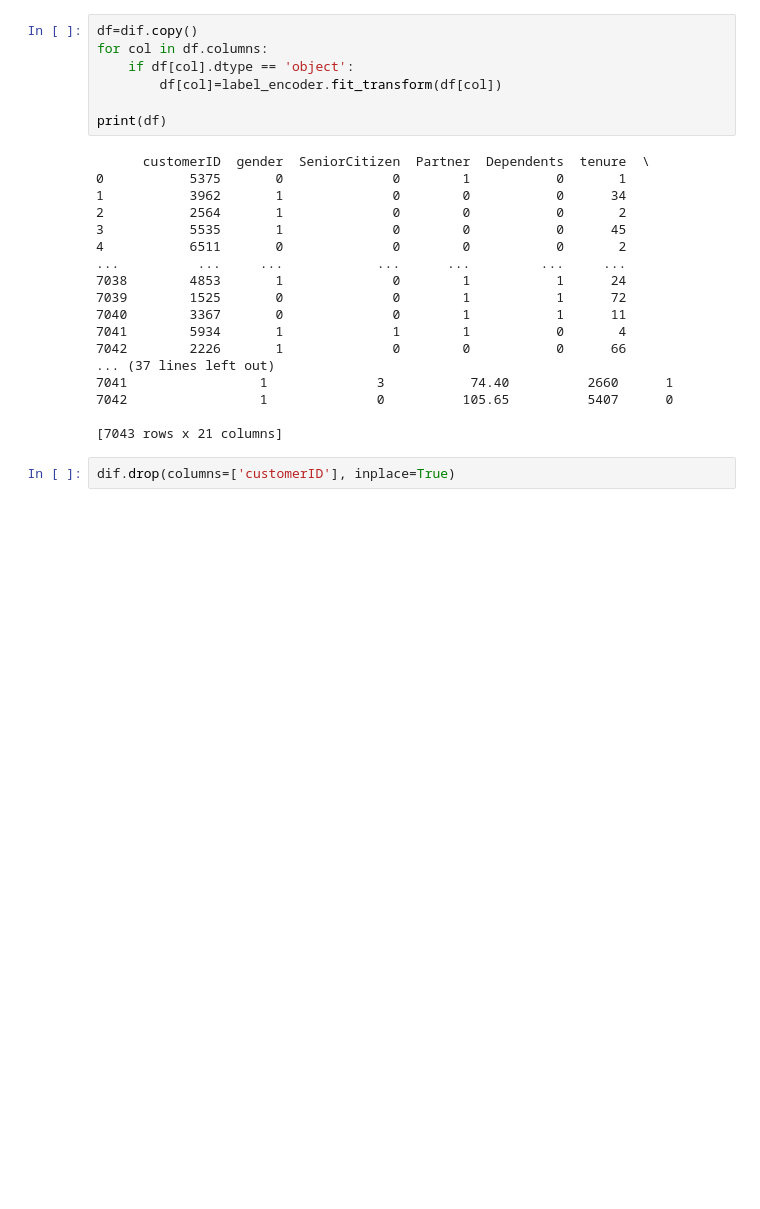
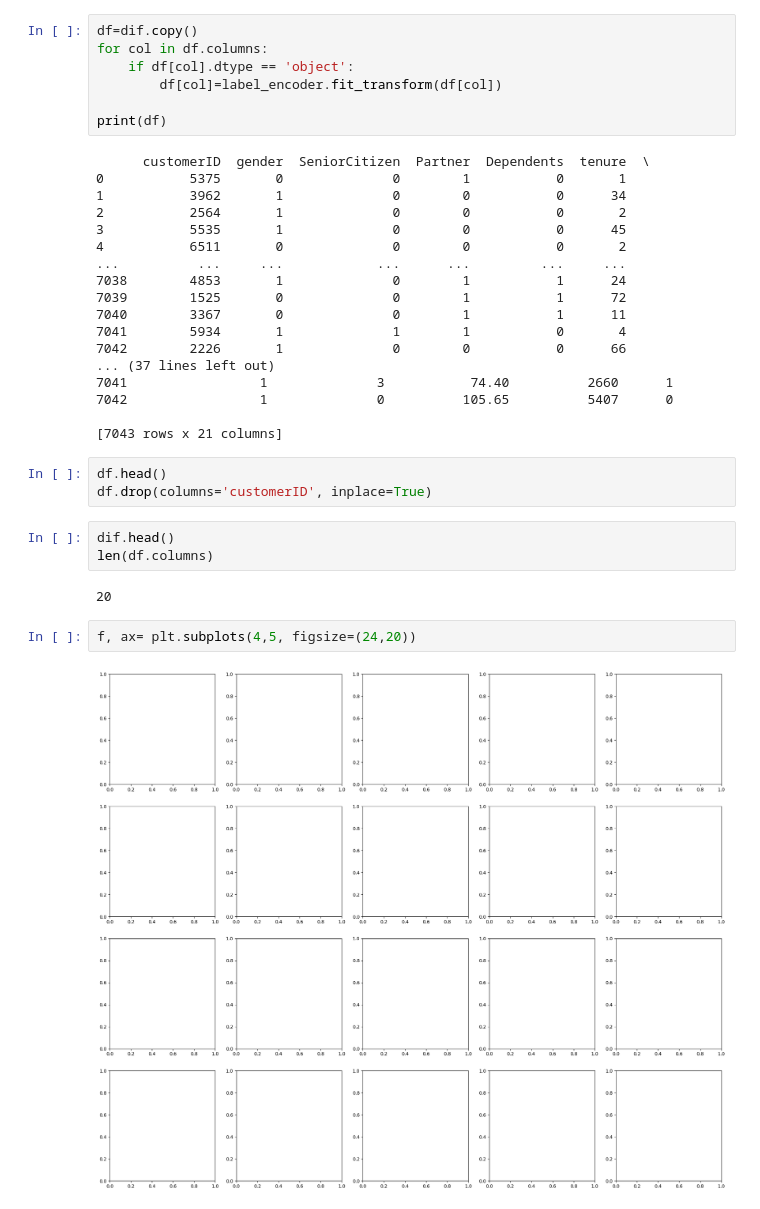
Before and after one commit to Morurifaith/Churn, a Jupyter notebook: churn.ipynb, the cells around one changed output. Saved outputs shown, nothing was run; the diff lists cells and outputs as text; blank space fills up the shorter version.

```diff
--- a/churn.ipynb
+++ b/churn.ipynb
@@ -188,4 +188,14 @@ print(df)
 
 [7043 rows x 21 columns]
 # %%
-dif.drop(columns=['customerID'], inplace=True)
+df.head()
+df.drop(columns='customerID', inplace=True)
+# %%
+dif.head()
+len(df.columns)
+# %% [output]
+20
+# %%
+f, ax= plt.subplots(4,5, figsize=(24,20))
+# %% [output]
+[figure, added]
```
Also changed, not shown: parts of 2 cells of this notebook.
